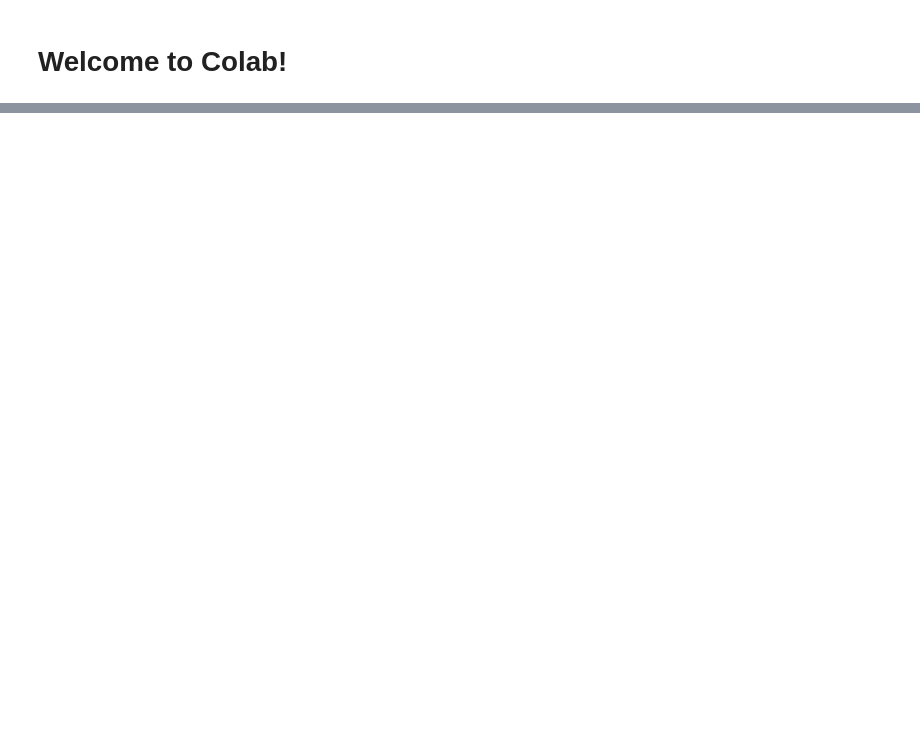
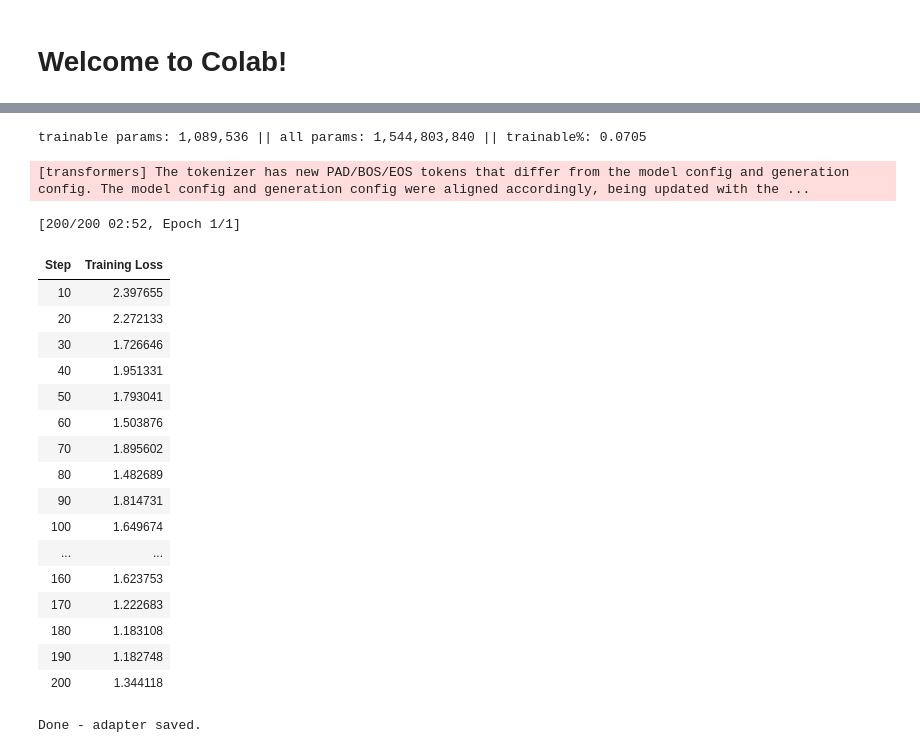
Before and after one commit to SamyajitMohanty/Library-management-system, a Jupyter notebook: Welcome_to_Colab.ipynb, the cells around one changed output, grey strips where cells are left out. Drawn from its saved outputs; the diff is of its cells as text; code cells hidden in the pictures; blank space fills up the shorter version.

```diff
--- a/Welcome_to_Colab.ipynb
+++ b/Welcome_to_Colab.ipynb
@@ -1017,0 +98,40 @@ NameError: name 'history' is not defined
+# %%
+# TOPIC 3 - LoRA / PEFT FINE-TUNING
+# Teach the model a new trick by training only a tiny number of parameters.
+
+import torch
+from transformers import AutoModelForCausalLM, AutoTokenizer, BitsAndBytesConfig
+from peft import LoraConfig, get_peft_model, prepare_model_for_kbit_training
+from datasets import load_dataset
+
+!pip install trl
+!pip install -U bitsandbytes>=0.46.1
+from trl import SFTTrainer, SFTConfig
+
+MODEL = "Qwen/Qwen2.5-1.5B-Instruct"
+tok = AutoTokenizer.from_pretrained(MODEL)
+tok.pad_token = tok.pad_token or tok.eos_token
+
+# Load the model in 4-bit so it fits easily (the "Q" in QLoRA)
+bnb = BitsAndBytesConfig(load_in_4bit=True, bnb_4bit_quant_type="nf4",
+                         bnb_4bit_compute_dtype=torch.bfloat16)
+model = AutoModelForCausalLM.from_pretrained(MODEL, quantization_config=bnb, device_map="auto")
+model = prepare_model_for_kbit_training(model)
+
+# Attach small LoRA adapters (the sticky notes); only these get trained
+model = get_peft_model(model, LoraConfig(r=8, lora_alpha=16, lora_dropout=0.05,
+                       target_modules=["q_proj", "v_proj"], task_type="CAUSAL_LM"))
+model.print_trainable_parameters()   # shows under 1% of parameters are trained
+
+# A small set of example instructions to learn from
+data = load_dataset("yahma/alpaca-cleaned", split="train[:200]").map(
+    lambda e: {"text": f"### Instruction:\n{e['instruction']}\n\n### Response:\n{e['output']}"})
+
+# Train, then save the tiny adapter (only a few MB)
+SFTTrainer(model=model, train_dataset=data, processing_class=tok,
+    args=SFTConfig(output_dir="./out", num_train_epochs=1, per_device_train_batch_size=1,
+                   learning_rate=2e-4, bf16=True, dataset_text_field="text", report_to="none")
+    ).train()
+model.save_pretrained("./day7-adapter")
+print("Done - adapter saved.")
+# %% [output]
@@ -1017,0 +155,21 @@ NameError: name 'history' is not defined
+trainable params: 1,089,536 || all params: 1,544,803,840 || trainable%: 0.0705
+[transformers] The tokenizer has new PAD/BOS/EOS tokens that differ from the model config and generation config. The model config and generation config were aligned accordingly, being updated with the ...
+[200/200 02:52, Epoch 1/1]
+| Step | Training Loss |
+| 10 | 2.397655 |
+| 20 | 2.272133 |
+| 30 | 1.726646 |
+| 40 | 1.951331 |
+| 50 | 1.793041 |
+| 60 | 1.503876 |
+| 70 | 1.895602 |
+| 80 | 1.482689 |
+| 90 | 1.814731 |
+| 100 | 1.649674 |
+| ... | ... |
+| 160 | 1.623753 |
+| 170 | 1.222683 |
+| 180 | 1.183108 |
+| 190 | 1.182748 |
+| 200 | 1.344118 |
+Done - adapter saved.
```
Also changed, not shown: parts of 43 cells of this notebook.
